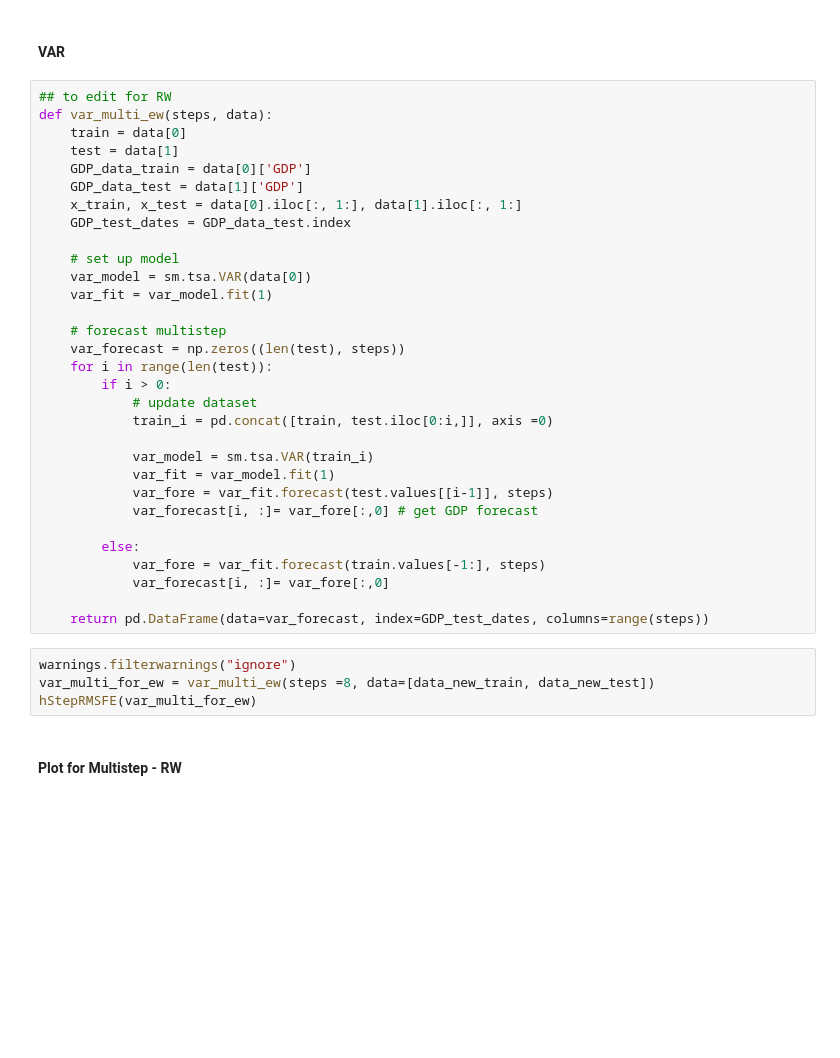
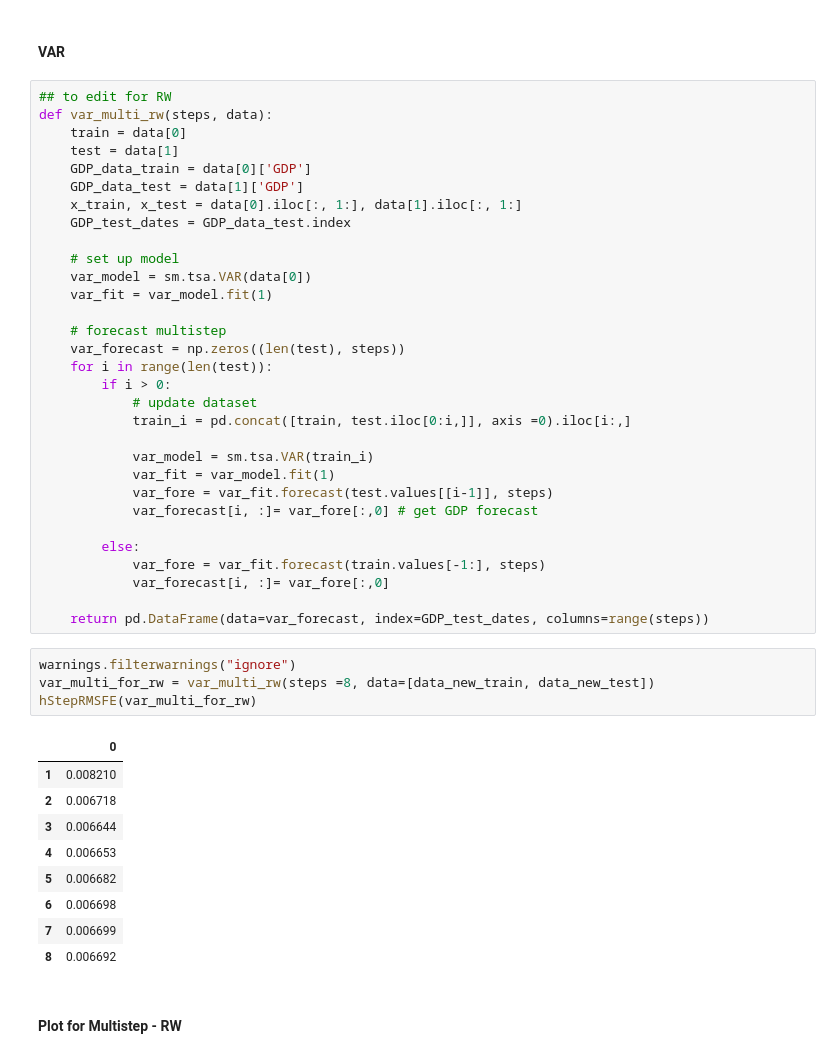
Before and after one commit to qh007/FYP, a Jupyter notebook: All Models - small dataset.ipynb, the cells around one changed output. Drawn from its saved outputs; the diff is of its cells as text; blank space fills up the shorter version.

```diff
--- a/All Models - small dataset.ipynb
+++ b/All Models - small dataset.ipynb
@@ -1751,7 +1780,7 @@ hStepRMSFE(ar_multi_rw)
 #### VAR
 # %%
 ## to edit for RW
-def var_multi_ew(steps, data):
+def var_multi_rw(steps, data):
     train = data[0]
     test = data[1]
     GDP_data_train = data[0]['GDP']
@@ -1768,7 +1797,7 @@ def var_multi_ew(steps, data):
     for i in range(len(test)):
         if i > 0:
             # update dataset
-            train_i = pd.concat([train, test.iloc[0:i,]], axis =0)
+            train_i = pd.concat([train, test.iloc[0:i,]], axis =0).iloc[i:,]
 
             var_model = sm.tsa.VAR(train_i)
             var_fit = var_model.fit(1)
@@ -1782,8 +1811,18 @@ def var_multi_ew(steps, data):
     return pd.DataFrame(data=var_forecast, index=GDP_test_dates, columns=range(steps))
 # %%
 warnings.filterwarnings("ignore")
-var_multi_for_ew = var_multi_ew(steps =8, data=[data_new_train, data_new_test])
-hStepRMSFE(var_multi_for_ew)
+var_multi_for_rw = var_multi_rw(steps =8, data=[data_new_train, data_new_test])
+hStepRMSFE(var_multi_for_rw)
+# %% [output]
+|  | 0 |
+| 1 | 0.008210 |
+| 2 | 0.006718 |
+| 3 | 0.006644 |
+| 4 | 0.006653 |
+| 5 | 0.006682 |
+| 6 | 0.006698 |
+| 7 | 0.006699 |
+| 8 | 0.006692 |
 # %% [markdown]
 #### Plot for Multistep - RW
 # %%
```
Also changed, not shown: parts of 20 cells of this notebook, 6 other files.
